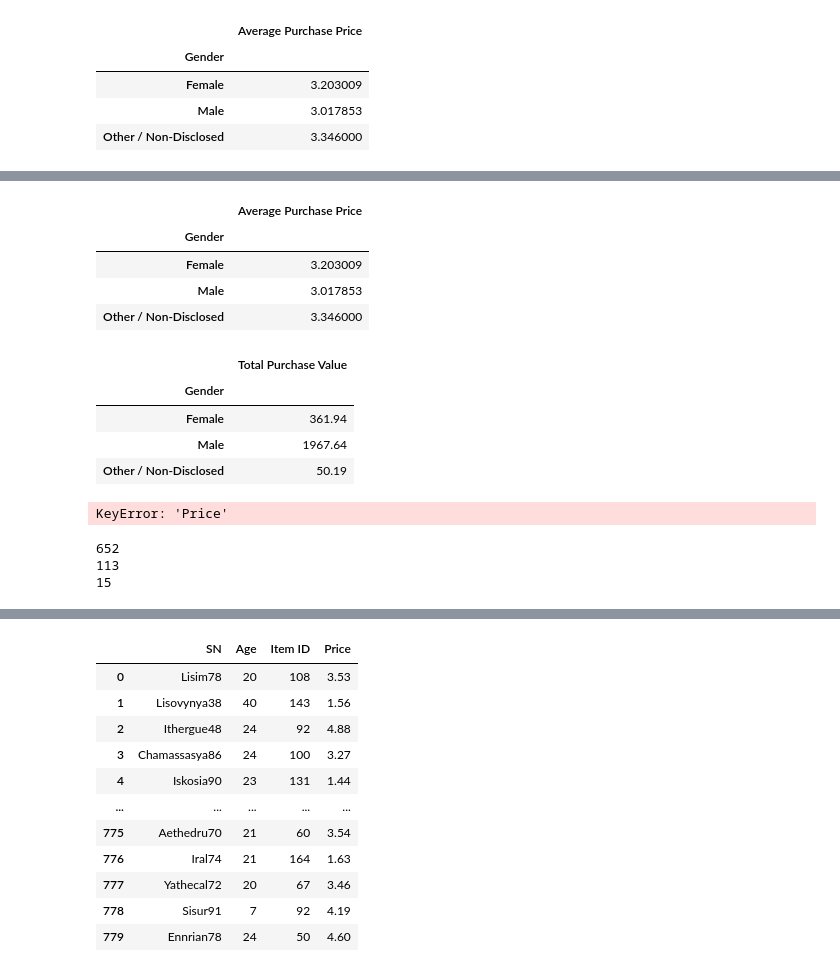
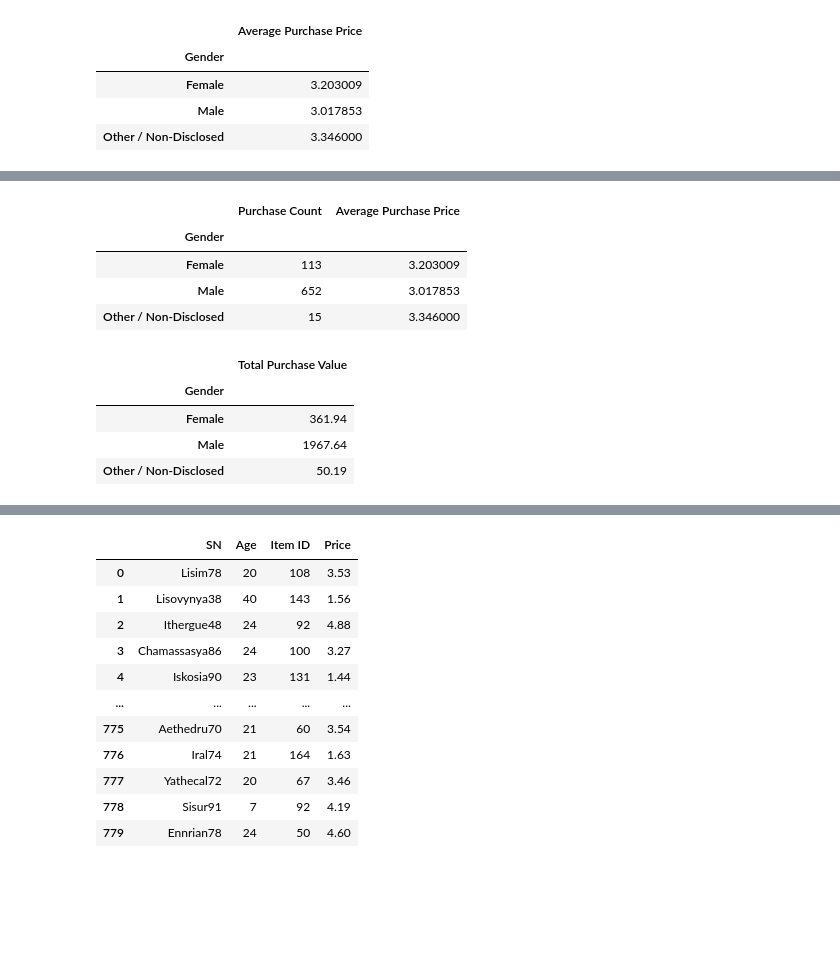
Before and after one commit to LizzyO/pandas-challenge, a Jupyter notebook: HeroesOfPymoli /HeroesOfPymoli.ipynb, the cells around one changed output, grey strips where cells are left out. Cells and saved outputs as stored; diff of their text form; code cells hidden in the pictures; blank space fills up the shorter version.

```diff
--- a/HeroesOfPymoli /HeroesOfPymoli.ipynb
+++ b/HeroesOfPymoli /HeroesOfPymoli.ipynb
@@ -193,8 +126,7 @@ purch_gen_count_df.head()
 # %%
 purch_gen_av_df = pd.DataFrame(purchase_analysis_group["Price"].mean())
 
-purch_gen_av_df = purch_gen_av_df.rename(
-    columns={"Price": "Average Purchase Price"})
+purch_gen_av_df = purch_gen_av_df.rename(columns={"Price": "Average Purchase Price"})
 
 purch_gen_av_df.head()
 # %% [output]
@@ -243,49 +138,21 @@ grouped_count_df.head()
+# %%
+merge_2 = pd.merge(purch_gen_count_df, purch_gen_av_df, on="Gender")
+merge_2.head()
+# %% [output]
+|  | Purchase Count | Average Purchase Price |
+| Gender |  |  |
+| Female | 113 | 3.203009 |
+| Male | 652 | 3.017853 |
+| Other / Non-Disclosed | 15 | 3.346000 |
 # %%
-ggender_av_df = pd.DataFrame(grouped_count_df["Price"].mean())
+purch_gen_val_df = pd.DataFrame(purchase_analysis_group["Price"].sum())
 
-ggender_av_df = ggender_av_df.rename(
-    columns={"Price": "Average Purchase Price"})
+purch_gen_val_df = purch_gen_val_df.rename(columns={"Price": "Total Purchase Value"})
 
-ggender_av_df.head()
+purch_gen_val_df.head()
 # %% [output]
-|  | Average Purchase Price |
+|  | Total Purchase Value |
 | Gender |  |
-| Female | 3.203009 |
-| Male | 3.017853 |
-| Other / Non-Disclosed | 3.346000 |
+| Female | 361.94 |
+| Male | 1967.64 |
+| Other / Non-Disclosed | 50.19 |
-# %%
-ggender_total_df = pd.DataFrame(grouped_count_df["Price"].sum())
-
-ggender_total_df = ggender_total_df.rename(
-    columns={"Price": "Total Purchase Value"})
-
-ggender_total_df.head()
-# %% [output]
-|  | Total Purchase Value |
-| Gender |  |
-| Female | 361.94 |
-| Male | 1967.64 |
-| Other / Non-Disclosed | 50.19 |
-# %%
-av_genp_purch_df = (ggender_total_df/ggender_purch_df)
-av_genp_purch_df["Ave Total Purchase Person"] = (ggender_total_df["Total Purchase Value"]/ggender_purch_df["Price"])
-av_genp_purch_df.head()
-# %% [output]
-KeyError: 'Price'
-# %%
-male_purch_df = purch_gen_df[purch_gen_df.Gender=="Male"].SN.count()
-male_purch_df
-
-female_purch_df = purch_gen_df[purch_gen_df.Gender=="Female"].SN.count()
-female_purch_df
-
-other_purch_df = purch_gen_df[purch_gen_df.Gender=="Other / Non-Disclosed"].SN.count()
-other_purch_df
-
-print(male_purch_df)
-print(female_purch_df)
-print(other_purch_df)
-# %% [output]
-652
-113
-15
```
Also changed, not shown: parts of 15 cells of this notebook.
